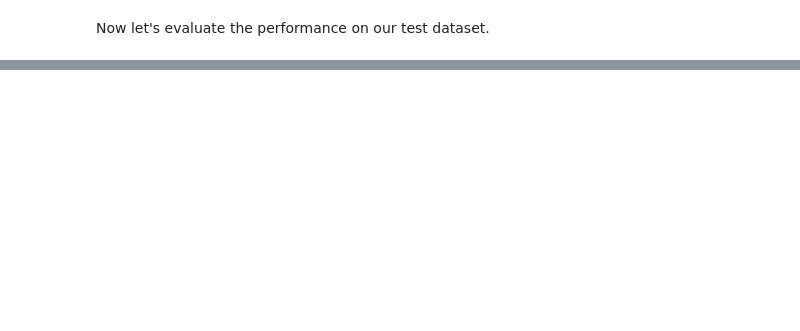
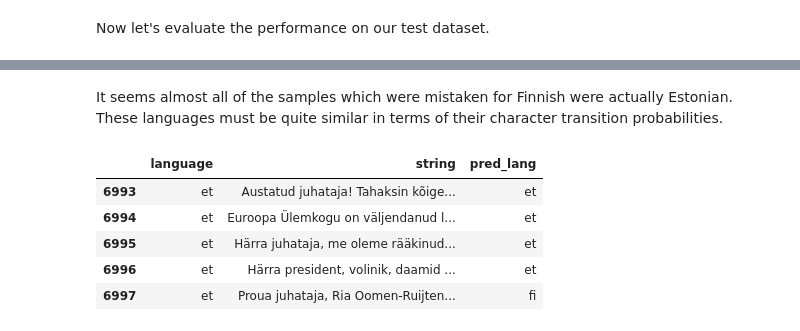
Before and after one commit to jbremz/idiom-check, a Jupyter notebook: IdiomCheck - Language Detection.ipynb, the cells around one changed output, grey strips where cells are left out. Saved outputs shown, nothing was run; the diff lists cells and outputs as text; code cells hidden in the pictures; blank space fills up the shorter version.

```diff
--- a/IdiomCheck - Language Detection.ipynb
+++ b/IdiomCheck - Language Detection.ipynb
@@ -250,7 +253,8 @@ def strided_axis0(a, L):
 # %% [markdown]
 This gives us the transitions as required.
 # %%
-test_arr = np.array(list(test))
+trial = "This is a test"
+test_arr = np.array(list(trial))
 pairs = strided_axis0(test_arr, 2)
 pairs[:10]
 # %% [output]
@@ -283,7 +287,7 @@ def int_encode(groups, encoder):
     '''
     Input:
     groups - array - groups of characters to be encoded
-    encoder - a sklearn.preprocessing.LabelEncoder object which has been prefitted to a vocab
+    encoder - a sklearn.preprocessing.LabelEncoder object which has been prefitted to a vocabulary
 
     Returns:
     int_encoded - array - the integer encoded groups
@@ -292,7 +296,10 @@ def int_encode(groups, encoder):
     TODO: predefined vocab as input
     '''
     flat_groups = groups.flatten()
-    int_encoded = encoder.fit_transform(flat_groups).reshape(groups.shape)
+    try:
+        int_encoded = encoder.transform(flat_groups).reshape(groups.shape)
+    except ValueError:
+        print(''.join(list(groups[:,1])))
 
     return int_encoded
 # %% [markdown]
@@ -388,4 +397,4 @@ corpus_sl_2 = corpus(file_list_sl[50:100])
 corpus_lv_1 = corpus(file_list_lv[:50])
 corpus_lv_2 = corpus(file_list_lv[50:100])
 # %%
-TM_list = [transition_matrix(corpus, vocab, encoder)[0] for corpus in [corpus_sl_1, corpus_lv_1]]
+TM_list = np.array([transition_matrix(corpus, vocab, encoder)[0] for corpus in [corpus_sl_1, corpus_lv_1]])
@@ -416,7 +441,0 @@ for i, language in enumerate(tqdm(languages)):
-# %%
-# Training on the test data to test for overfitting
-TM_list = np.zeros((len(languages), len(vocab), len(vocab)))
-
-for i, language in enumerate(tqdm(languages)):
-    a_corpus = np.array(test[test['language'] == language]['string'])
-    TM_list[i] = transition_matrix(a_corpus, vocab, encoder)[0]
@@ -488,0 +483,11 @@ Accuracy: 0.5918504960986417
+# %% [markdown]
+It seems almost all of the samples which were mistaken for Finnish were actually Estonian. These languages must be quite similar in terms of their character transition probabilities.
+# %%
+results[results['language'] == 'et'][:5]
+# %% [output]
+|  | language | string | pred_lang |
+| 6993 | et | Austatud juhataja! Tahaksin kõige... | et |
+| 6994 | et | Euroopa Ülemkogu on väljendanud l... | et |
+| 6995 | et | Härra juhataja, me oleme rääkinud... | et |
+| 6996 | et | Härra president, volinik, daamid ... | et |
+| 6997 | et | Proua juhataja, Ria Oomen-Ruijten... | fi |
```
Also changed, not shown: parts of 37 cells of this notebook, 1 other file.
